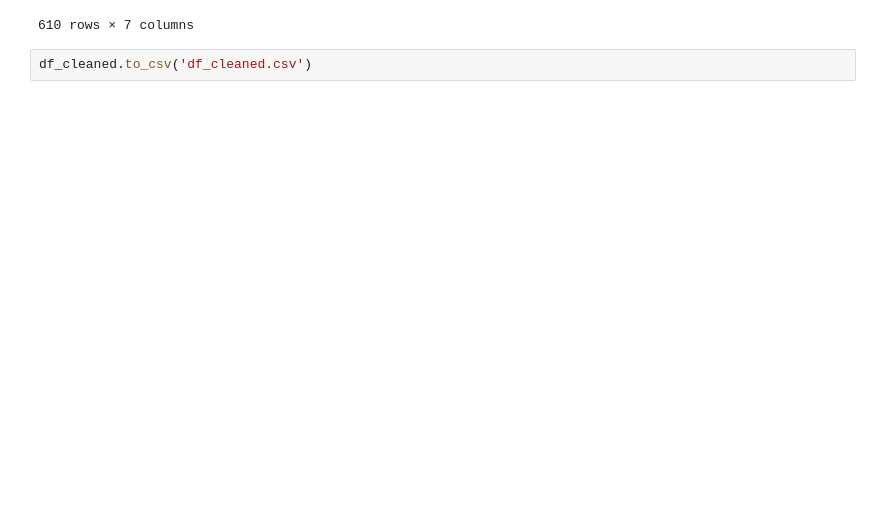
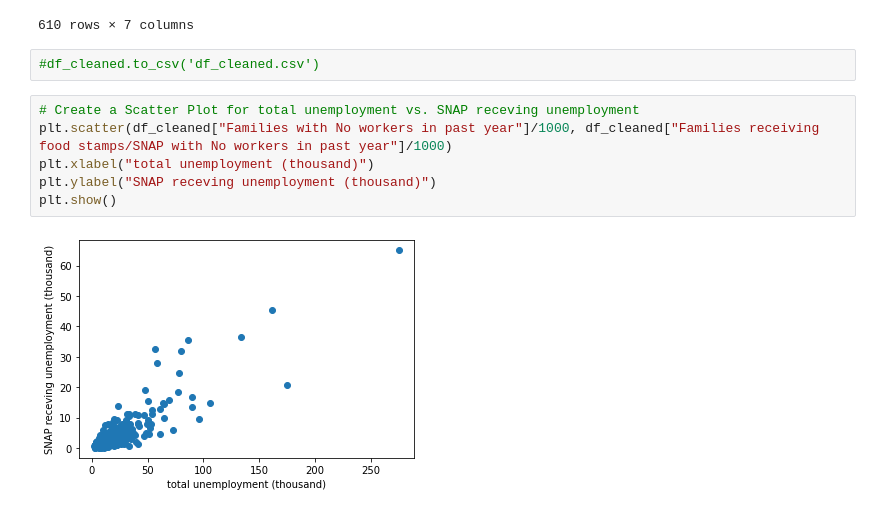
Before and after one commit to datakind/BDT_DataDive_Dec22, a Jupyter notebook: unemployment/data_cleaning.ipynb, the cells around one changed output. Saved outputs shown, nothing was run; the diff lists cells and outputs as text; blank space fills up the shorter version.

Commit message:
update data_clean file

```diff
--- a/unemployment/data_cleaning.ipynb
+++ b/unemployment/data_cleaning.ipynb
@@ -198,4 +198,12 @@ df_cleaned
 | 609 | 0500000US72139 | Trujillo Alto Municipio, Puerto Rico | 3521 | 1089 | 2432 | Trujillo Alto Municipio | ... |
 610 rows × 7 columns
 # %%
-df_cleaned.to_csv('df_cleaned.csv')
+#df_cleaned.to_csv('df_cleaned.csv')
+# %%
+# Create a Scatter Plot for total unemployment vs. SNAP receving unemployment
+plt.scatter(df_cleaned["Families with No workers in past year"]/1000, df_cleaned["Families receiving food stamps/SNAP with No workers in past year"]/1000)
+plt.xlabel("total unemployment (thousand)")
+plt.ylabel("SNAP receving unemployment (thousand)")
+plt.show()
+# %% [output]
+[figure, added]
```
Also changed, not shown: parts of 4 cells of this notebook.
